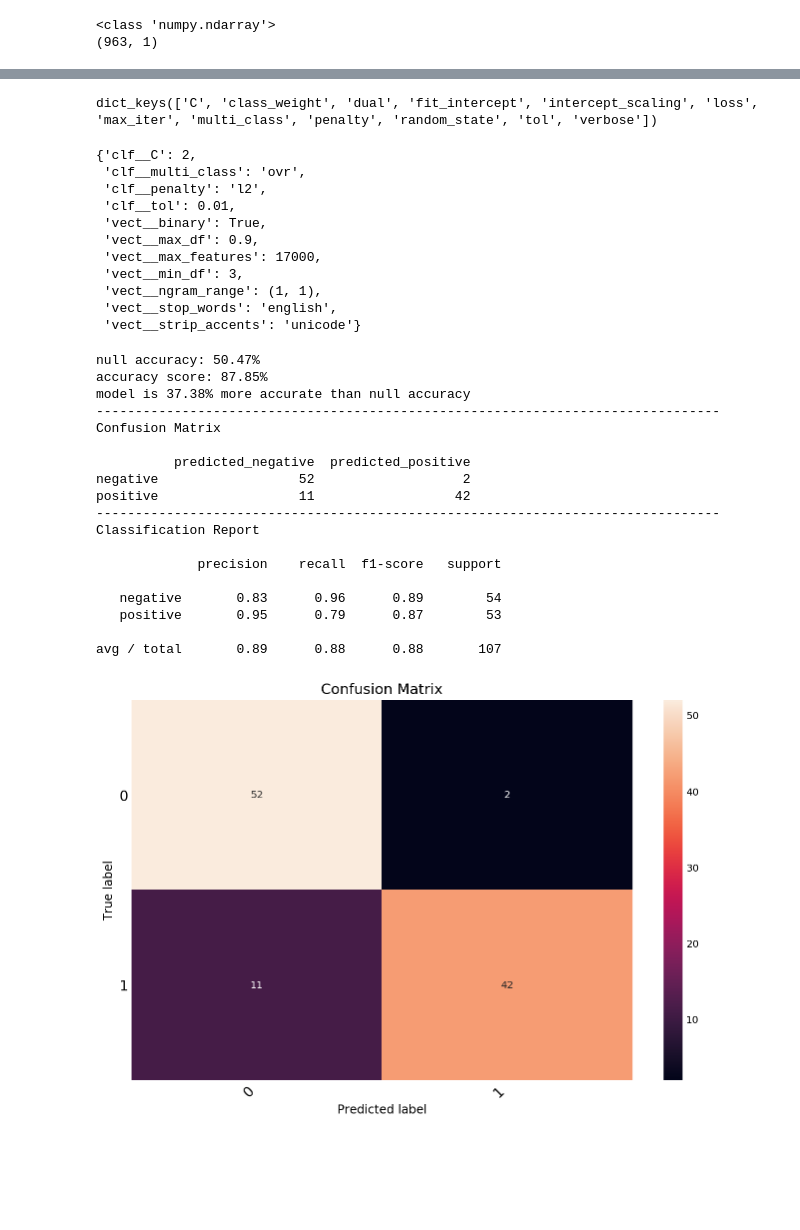
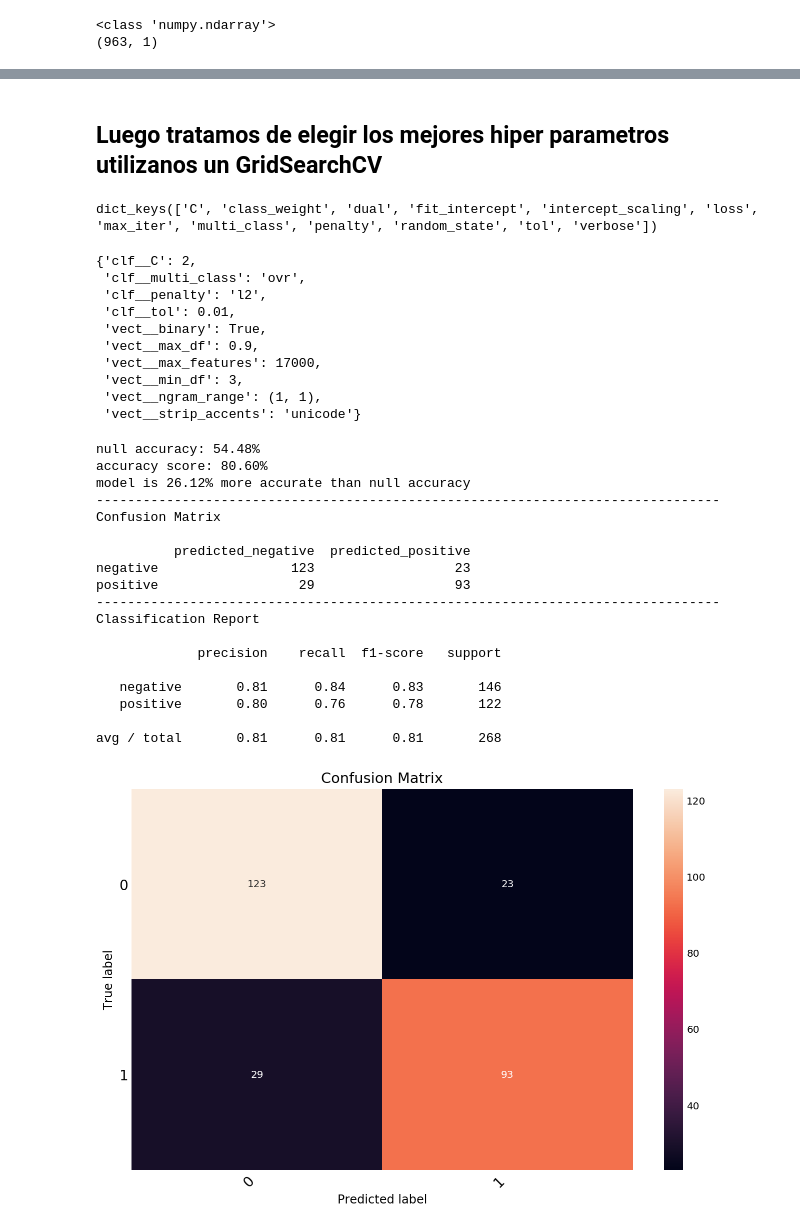
Before and after one commit to luisepifanio/diplo_data_science, a Jupyter notebook: AprendizajeSupervisado/lab2/Laboratorio 2 - Luis Epifanio.ipynb, the cells around one changed output, grey strips where cells are left out. Cells and saved outputs as stored; diff of their text form; code cells hidden in the pictures; blank space fills up the shorter version.

```diff
--- a/AprendizajeSupervisado/lab2/Laboratorio 2 - Luis Epifanio.ipynb
+++ b/AprendizajeSupervisado/lab2/Laboratorio 2 - Luis Epifanio.ipynb
@@ -37,9 +41,16 @@ plt.style.use('fivethirtyeight')
 # %%
-from utils import load_datasets_unlabeled_test
-train, dev, test = load_datasets_unlabeled_test()
-X_train, y_train = train
-X_dev, y_dev = dev
+#from utils import load_datasets_unlabeled_test
+#train, dev, test = load_datasets_unlabeled_test()
+#X_train, y_train = train
+#X_dev, y_dev = dev
 #X_test, y_test = test
+dataset = load_files('./review_polarity_competition/reviews_sentoken', shuffle=False)
+X_train, X_dev, y_train, y_dev = train_test_split(
+    dataset.data,
+    dataset.target,
+    test_size=0.25,
+    random_state=42
+)
 # %%
 print( 'Train      dataset has {} elements and resolution of {:.2f}%'.format( len(X_train) , ( 1 / len(X_train) ) * 100 ) )
 print( 'Validation dataset has {} elements and resolution of {:.2f}%'.format( len(X_dev) , ( 1 / len(X_dev) ) * 100 ) )
@@ -759,16 +754,18 @@ comparison.sort_values(['validation_accuracy', 'train_and_test'], ascending=[0,
+# %% [markdown]
+## Luego tratamos de elegir los mejores hiper parametros utilizanos un GridSearchCV
 # %%
 from sklearn.model_selection import KFold
 from sklearn.model_selection import GridSearchCV
 from sklearn.svm import LinearSVC
 
 # Define 10 fold cross-validation
-cv = KFold(n_splits=10)
+cv = KFold(n_splits=5)
 
-logisticv_params = {
+linearscv_params = {
     'vect__strip_accents' : [ 'unicode'],
     'vect__ngram_range'   : [ (1, 1), (1, 3), (1, 5)],
     'vect__max_features'  : [ 17000 ]       ,
-    'vect__stop_words'    : [ 'english' ]       ,
+    #'vect__stop_words'    : [ 'english' ]       ,
     'vect__binary'        : [ True ]        ,
     'vect__min_df'        : [ 3    ]        ,
     'vect__max_df'        : [ 0.90  ]      ,
@@ -778,7 +775,7 @@ logisticv_params = {
     'clf__penalty'        : [ 'l2'     ]
 }
 
-estimator = LogisticRegressionCV()
+estimator = LinearSVC() # {'clf__C': 2, 'clf__multi_class': 'ovr', 'clf__penalty': 'l2','clf__tol': 0.01}
 
 pipeline = Pipeline([
   ( 'vect' , CountVectorizer() ) ,
@@ -789,43 +786,42 @@ pipeline = Pipeline([
 print(estimator.get_params().keys())
 
 # Define the model & input the hyperparameter dictionary objects into the GridSearchCV function
-svm_model = GridSearchCV(pipeline, param_grid=logisticv_params, scoring='roc_auc', cv=cv)
+svm_model = GridSearchCV(pipeline, param_grid=linearscv_params, scoring='roc_auc', cv=cv)
 
 # Test the SVC estimator with its grid of hyperparamters on the training set
 svm_model.fit(x_train,y_train)
 
 display( svm_model.best_params_ )
 
 train_test_and_evaluate(pipeline,x_train,y_train,x_val,y_val)
 # %% [output]
 dict_keys(['C', 'class_weight', 'dual', 'fit_intercept', 'intercept_scaling', 'loss', 'max_iter', 'multi_class', 'penalty', 'random_state', 'tol', 'verbose'])
 {'clf__C': 2,
  'clf__multi_class': 'ovr',
  'clf__penalty': 'l2',
  'clf__tol': 0.01,
  'vect__binary': True,
  'vect__max_df': 0.9,
  'vect__max_features': 17000,
  'vect__min_df': 3,
  'vect__ngram_range': (1, 1),
- 'vect__stop_words': 'english',
  'vect__strip_accents': 'unicode'}
-null accuracy: 50.47%
-accuracy score: 87.85%
-model is 37.38% more accurate than null accuracy
+null accuracy: 54.48%
+accuracy score: 80.60%
+model is 26.12% more accurate than null accuracy
 --------------------------------------------------------------------------------
 Confusion Matrix
 
           predicted_negative  predicted_positive
-negative                  52                   2
-positive                  11                  42
+negative                 123                  23
+positive                  29                  93
 --------------------------------------------------------------------------------
 Classification Report
 
              precision    recall  f1-score   support
 
-   negative       0.83      0.96      0.89        54
-   positive       0.95      0.79      0.87        53
+   negative       0.81      0.84      0.83       146
+   positive       0.80      0.76      0.78       122
 
-avg / total       0.89      0.88      0.88       107
+avg / total       0.81      0.81      0.81       268
-[figure, old version]
+[figure, new version]
```
Also changed, not shown: parts of 48 cells of this notebook.
